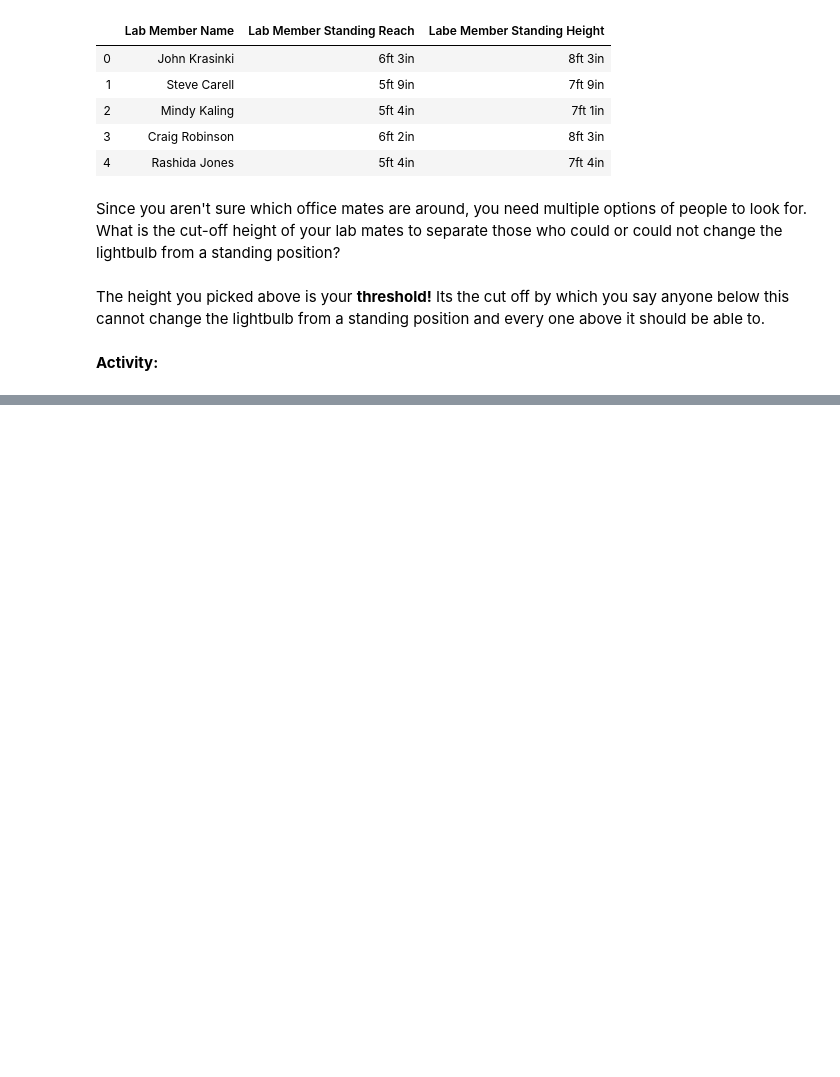
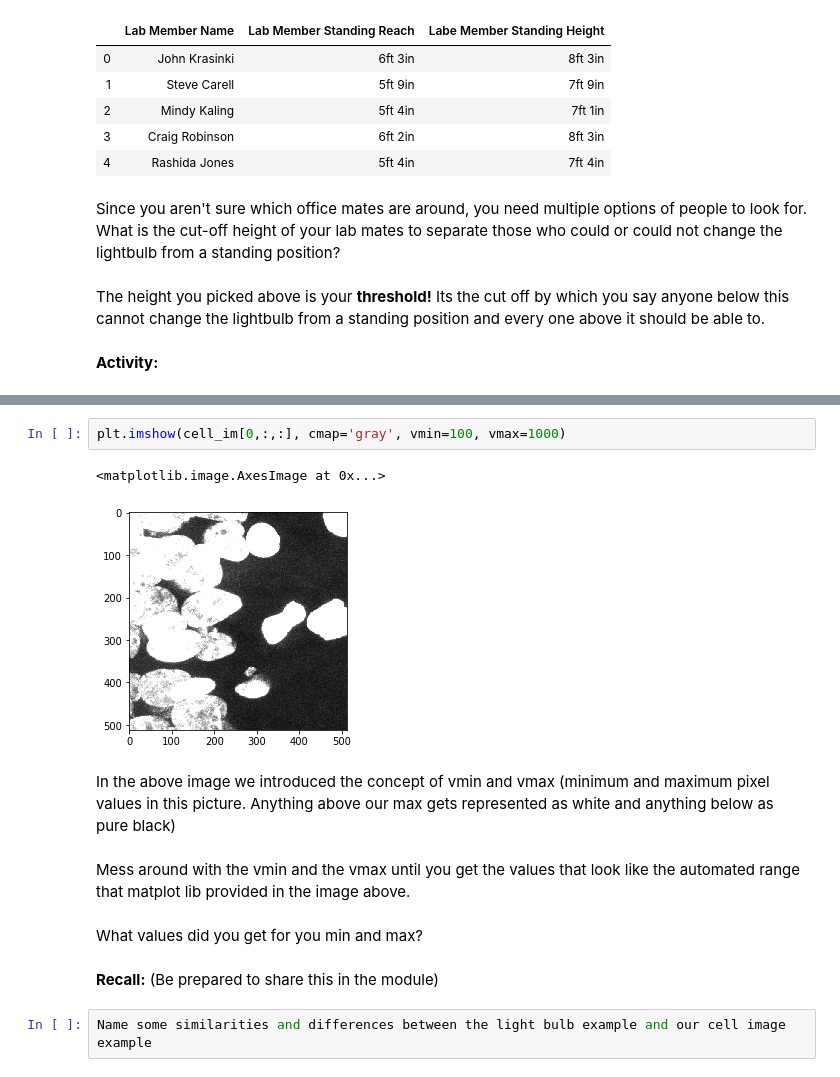
Before and after one commit to Nance-Lab/textile, a Jupyter notebook: modules/module5_ipactivity.ipynb, the cells around one changed output, grey strips where cells are left out. Saved outputs shown, nothing was run; the diff lists cells and outputs as text; blank space fills up the shorter version.

Commit message:
module 5 activity and lesson update
Finished the module 5 activity and added some documentation to the module 5 lession

```diff
--- a/modules/module5_ipactivity.ipynb
+++ b/modules/module5_ipactivity.ipynb
@@ -33,0 +70,15 @@ __Recall:__
+# %%
+plt.imshow(cell_im[0,:,:], cmap='gray', vmin=100, vmax=1000)
+# %% [output]
+<matplotlib.image.AxesImage at 0x...>
+[figure, added]
+# %% [markdown]
+In the above image we introduced the concept of vmin and vmax (minimum and maximum pixel values in this picture. Anything above our max gets represented as white and anything below as pure black)
+# %% [markdown]
+Mess around with the vmin and the vmax until you get the values that look like the automated range that matplot lib provided in the image above.
+# %% [markdown]
+What values did you get for you min and max?
+# %% [markdown]
+__Recall:__ (Be prepared to share this in the module)
+# %%
+Name some similarities and differences between the light bulb example and our cell image example
```
Also changed, not shown: parts of 13 cells of this notebook, 1 other file.
